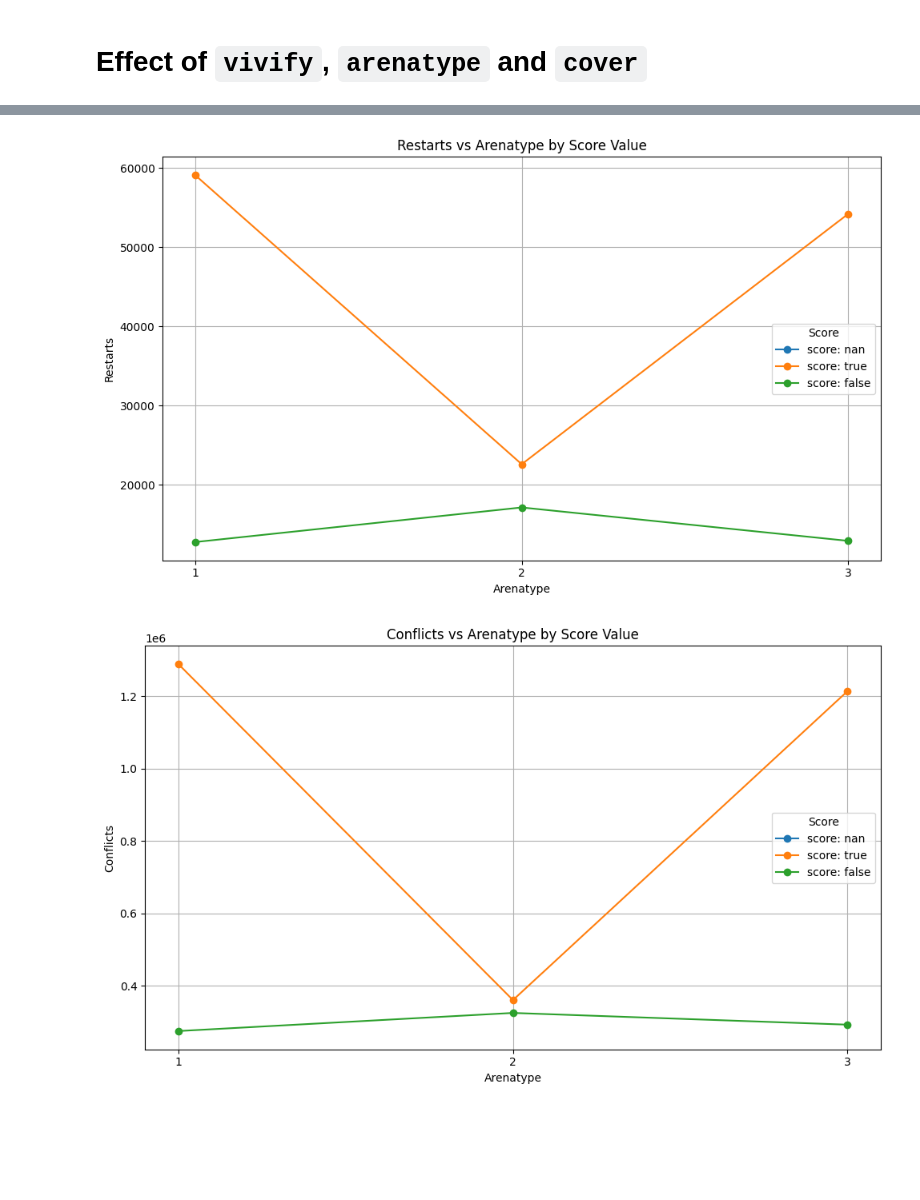
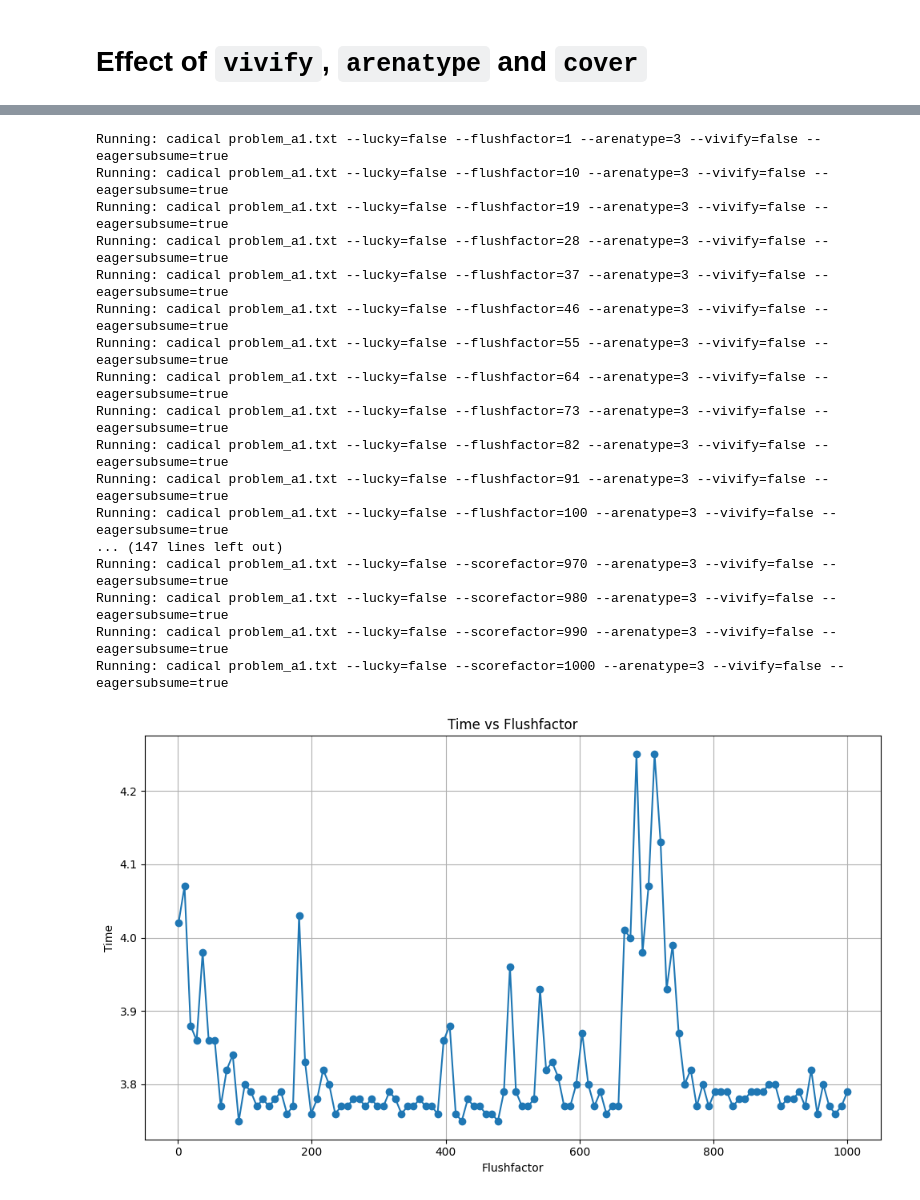
Before and after one commit to botketan/ExactCovering, a Jupyter notebook: Stats/Statistics.ipynb, the cells around one changed output, grey strips where cells are left out. Saved outputs shown, nothing was run; the diff lists cells and outputs as text; code cells hidden in the pictures; blank space fills up the shorter version.

Commit message:
Included Flushfactor and Scorefactor Graphs

```diff
--- a/Stats/Statistics.ipynb
+++ b/Stats/Statistics.ipynb
@@ -112,6 +143,41 @@ plot_metrics(df, x_axis_name, 'time','score')
+# %%
+def plot_sat(df, param, metric_to_plot):
+    plt.figure(figsize=(10, 6))
+    plt.plot(df[metric_to_plot], df[param], marker='o', linestyle='-')
+    plt.title(f"{param.capitalize()} vs {metric_to_plot.capitalize()}")
+    plt.xlabel(metric_to_plot.capitalize())
+    plt.ylabel(param.capitalize())
+    plt.grid()
+    plt.tight_layout()
+    plt.show()
+# %%
+params = {
+    'flushfactor': range(1,1001,9),
+    'scorefactor': range(500,1001,10)
+}
+
+for param, values in params.items():
+    df_param = compute_sat(param, values)
+    df = pd.concat([df, df_param])
+# %% [output]
+Running: cadical problem_a1.txt --lucky=false --flushfactor=1 --arenatype=3 --vivify=false --eagersubsume=true
+Running: cadical problem_a1.txt --lucky=false --flushfactor=10 --arenatype=3 --vivify=false --eagersubsume=true
+Running: cadical problem_a1.txt --lucky=false --flushfactor=19 --arenatype=3 --vivify=false --eagersubsume=true
+Running: cadical problem_a1.txt --lucky=false --flushfactor=28 --arenatype=3 --vivify=false --eagersubsume=true
+Running: cadical problem_a1.txt --lucky=false --flushfactor=37 --arenatype=3 --vivify=false --eagersubsume=true
+Running: cadical problem_a1.txt --lucky=false --flushfactor=46 --arenatype=3 --vivify=false --eagersubsume=true
+Running: cadical problem_a1.txt --lucky=false --flushfactor=55 --arenatype=3 --vivify=false --eagersubsume=true
+Running: cadical problem_a1.txt --lucky=false --flushfactor=64 --arenatype=3 --vivify=false --eagersubsume=true
+Running: cadical problem_a1.txt --lucky=false --flushfactor=73 --arenatype=3 --vivify=false --eagersubsume=true
+Running: cadical problem_a1.txt --lucky=false --flushfactor=82 --arenatype=3 --vivify=false --eagersubsume=true
+Running: cadical problem_a1.txt --lucky=false --flushfactor=91 --arenatype=3 --vivify=false --eagersubsume=true
+Running: cadical problem_a1.txt --lucky=false --flushfactor=100 --arenatype=3 --vivify=false --eagersubsume=true
+... (147 lines left out)
+Running: cadical problem_a1.txt --lucky=false --scorefactor=970 --arenatype=3 --vivify=false --eagersubsume=true
+Running: cadical problem_a1.txt --lucky=false --scorefactor=980 --arenatype=3 --vivify=false --eagersubsume=true
+Running: cadical problem_a1.txt --lucky=false --scorefactor=990 --arenatype=3 --vivify=false --eagersubsume=true
+Running: cadical problem_a1.txt --lucky=false --scorefactor=1000 --arenatype=3 --vivify=false --eagersubsume=true
 # %%
-plot_metrics(df, x_axis_name, 'restarts','score')
-plot_metrics(df, x_axis_name, 'conflicts','score')
+plot_sat(df, 'time', 'flushfactor')
 # %% [output]
-[figure, old version]
+[figure, new version]
-[figure, removed]
```
Also changed, not shown: parts of 11 cells of this notebook, 1 other file.
